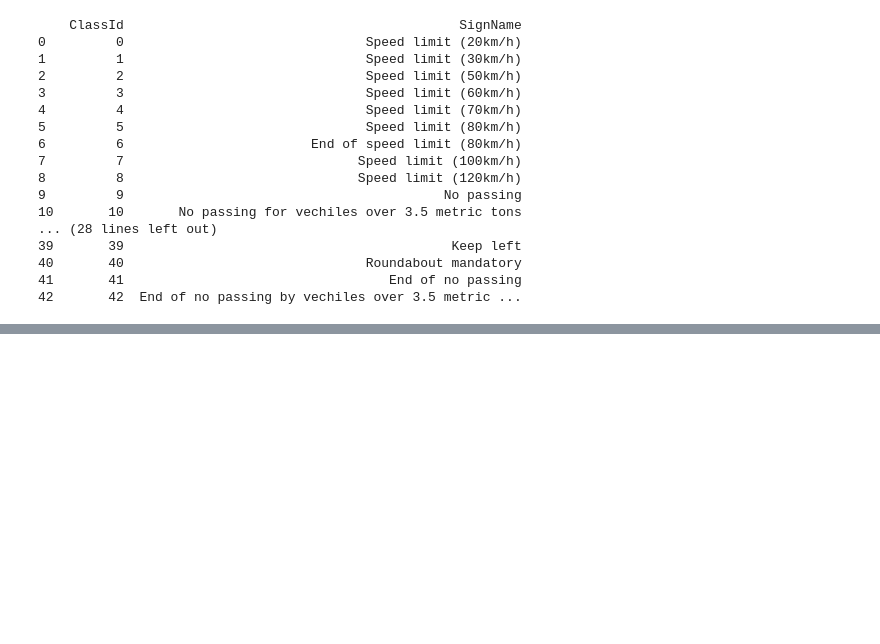
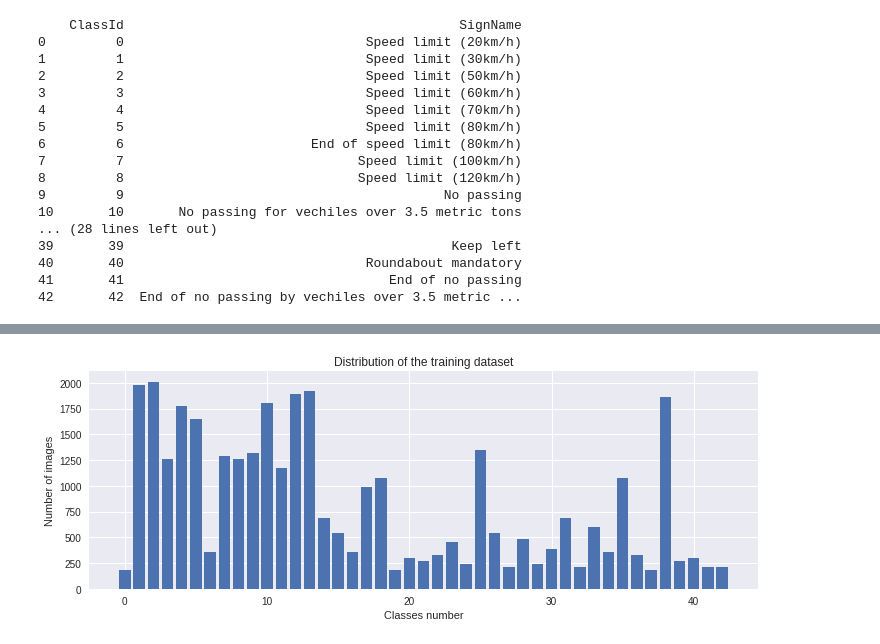
Before and after one commit to c3Zor/jupyter_lab, a Jupyter notebook: signs.ipynb, the cells around one changed output, grey strips where cells are left out. Drawn from its saved outputs; the diff is of its cells as text; code cells hidden in the pictures; blank space fills up the shorter version.

```diff
--- a/signs.ipynb
+++ b/signs.ipynb
@@ -123,0 +123,10 @@ for i in range(cols):
+# %%
+# we will visualize how training data is distributed between classes
+plt.figure(figsize=(12,4))
+plt.bar(range(0,num_classes), num_of_samples)
+plt.title("Distribution of the training dataset")
+plt.xlabel('Classes number')
+plt.ylabel('Number of images')
+plt.show()
+# %% [output]
+[figure, added]
```
Also changed, not shown: parts of 20 cells of this notebook.
